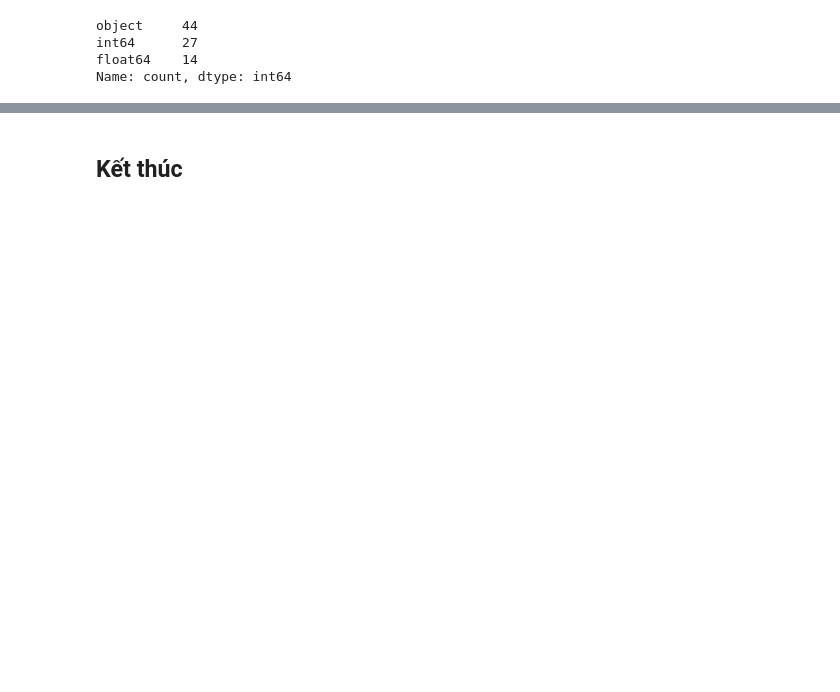
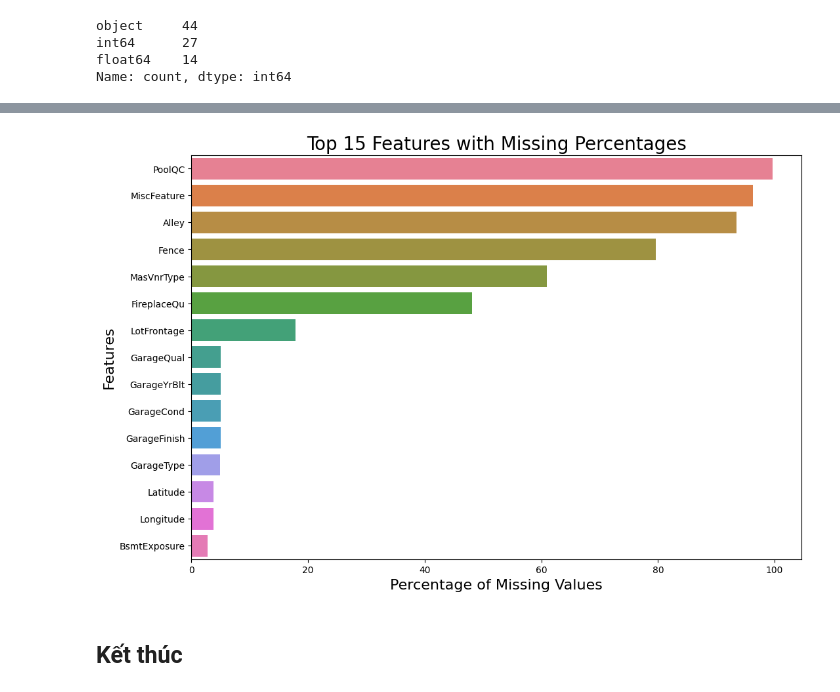
Before and after one commit to taido83/ai-starter, a Jupyter notebook: ai_starter/bai02/bai02_truc_quan_hoa_du_lieu.ipynb, the cells around one changed output, grey strips where cells are left out. Drawn from its saved outputs; the diff is of its cells as text; code cells hidden in the pictures; blank space fills up the shorter version.

```diff
--- a/ai_starter/bai02/bai02_truc_quan_hoa_du_lieu.ipynb
+++ b/ai_starter/bai02/bai02_truc_quan_hoa_du_lieu.ipynb
@@ -53,0 +128,8 @@ nhà vệ sinh.
+# %%
+# Tính toán số lượng và tỷ lệ phần trăm giá trị bị thiếu của mỗi cột
+missing_data = Ames.isnull().sum()
+missing_percentage = (missing_data / len(Ames)) * 100
+
+print(missing_data)
+print("-"*50)
+print(missing_percentage)
@@ -54,2 +293,20 @@ nhà vệ sinh.
+# %%
+import seaborn as sns
+import matplotlib.pyplot as plt
+
+# Lọc ra 15 cột có tỷ lệ giá trị bị thiếu cao nhất
+top_15_missing_info = missing_info.nlargest(15, 'Percentage')
+# Tạo biểu đồ ngang bằng seaborn
+plt.figure(figsize=(12, 8))
+sns.barplot(x='Percentage', y=top_15_missing_info.index, hue=top_15_missing_info.index,
+
+data=top_15_missing_info, orient='h')
+
+plt.title('Top 15 Features with Missing Percentages', fontsize=20)
+plt.xlabel('Percentage of Missing Values', fontsize=16)
+plt.ylabel('Features', fontsize=16)
+plt.show()
+# %% [output]
+[figure, added]
 # %% [markdown]
 ## Kết thúc
```
Also changed, not shown: parts of 28 cells of this notebook, 6 other files.
